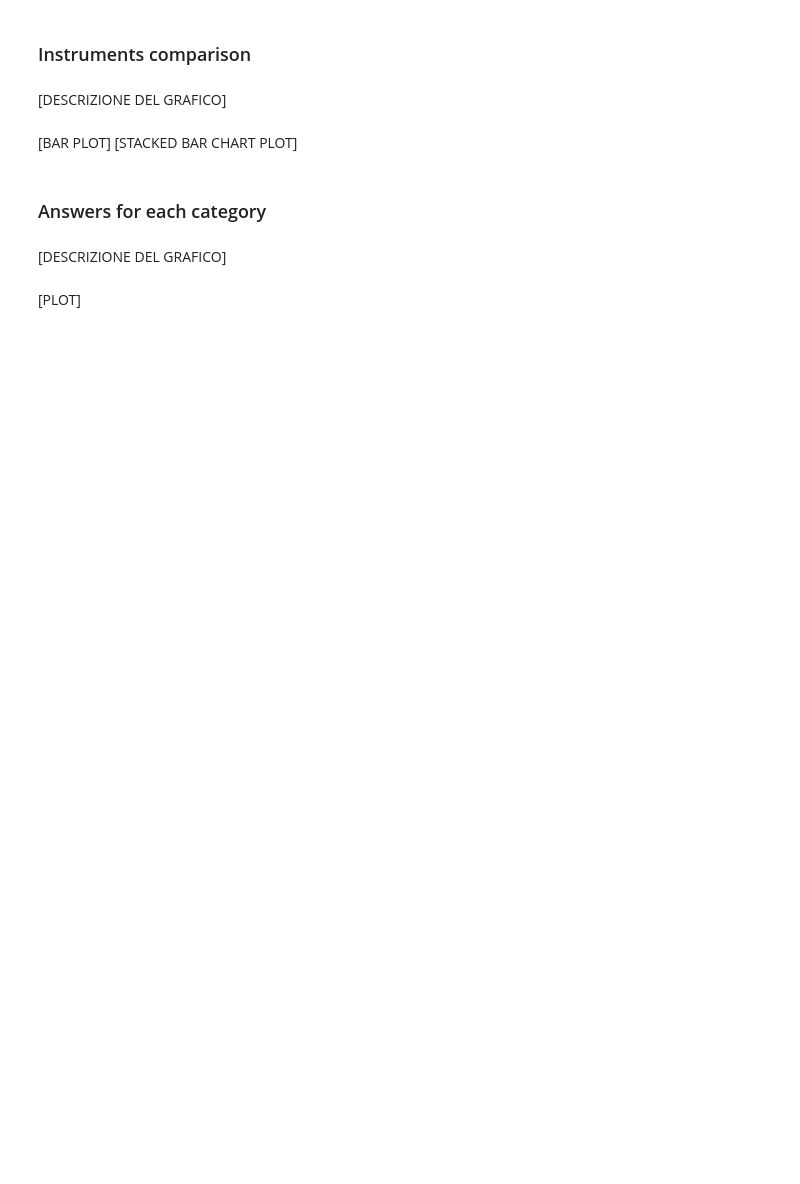
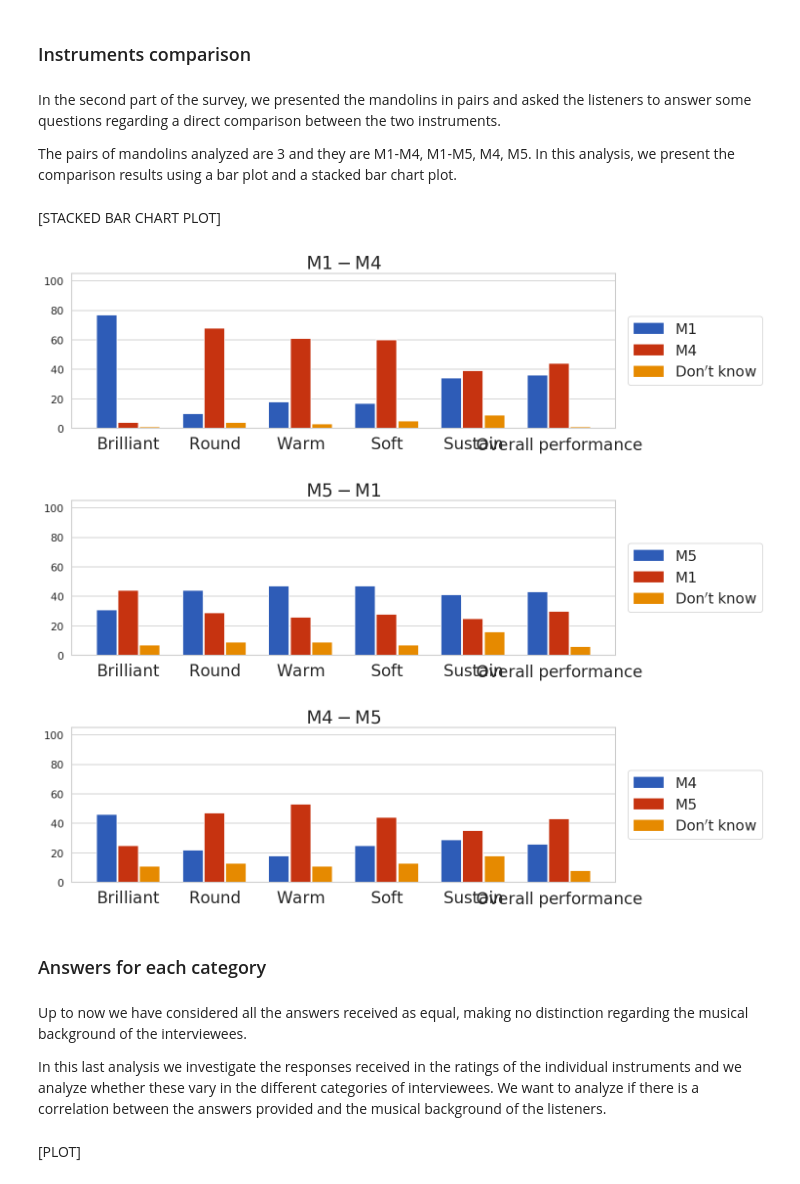
Before and after one commit to davidesalvi/mandolin_analysis, a Jupyter notebook: notebook/DataViz.ipynb, the cells around one changed output. Drawn from its saved outputs; the diff is of its cells as text; code cells hidden in the pictures; blank space fills up the shorter version.

```diff
--- a/notebook/DataViz.ipynb
+++ b/notebook/DataViz.ipynb
@@ -483,13 +489,57 @@ plt.show()
 # %% [markdown]
 ### Instruments comparison <a class="anchor" id="comparison"></a>
 # %% [markdown]
-[DESCRIZIONE DEL GRAFICO]
+In the second part of the survey, we presented the mandolins in pairs and asked the listeners to answer some questions regarding a direct comparison between the two instruments.
+
+The pairs of mandolins analyzed are 3 and they are M1-M4, M1-M5, M4, M5.
+In this analysis, we present the comparison results using a bar plot and a stacked bar chart plot.
 # %% [markdown]
-[BAR PLOT]
 [STACKED BAR CHART PLOT]
+# %%
+def plot_comparison(data, start, end, instrument1, instrument2):
+
+    y_pos = [1, 2, 3, 5, 6, 7, 9, 10, 11, 13, 14, 15, 17, 18, 19, 21, 22, 23]
+
+    performance = pd.Series(dtype='int64')
+    for idx in range(start, end):
+        responses = data.iloc[:, idx].value_counts()
+        responses = responses.reindex(['Mandolin 1', 'Mandolin 2', 'I don\'t know'])
+        performance = pd.concat([performance, responses])
+
+    color_vec = ('#2e5cb7', '#c63310', '#e68a00')
+
+    # mandolins = [instrument1, instrument2, "Don\'t know"]
+    mandolins_legend = ['$\mathrm{' + instrument1 + '}$', '$\mathrm{' + instrument2 + '}$', "$\mathrm{Don't\;know}$"]
+    cmap = dict(zip(mandolins_legend, color_vec))
+    patches = [Patch(color=v, label=k) for k, v in cmap.items()]
+
+    font_size = 18
+    plt.figure(figsize=(12, 3.5), dpi=120)
+    plt.grid(b=True, which='major', axis='y', zorder=0)
+    plt.bar(y_pos, performance, align='center', color=(color_vec * 6), width=.95, zorder=2)
+    plt.xticks([2, 6, 10, 14, 18, 22], [r'$\mathrm{Brilliant}$', r'$\mathrm{Round}$', r'$\mathrm{Warm}$',
+                r'$\mathrm{Soft}$', r'$\mathrm{Sustain}$', r'$\mathrm{Overall\;performance}$'],
+               rotation=0, fontsize=font_size+2)
+
+    plt.ylim(0, 105)
+    plt.tick_params(axis='y', labelsize=font_size-5)
+    plt.title('$\mathrm{' + instrument1 + ' - ' + instrument2 + '}$', fontsize=font_size + 4)
+    plt.legend(mandolins_legend, handles=patches, bbox_to_anchor=(1.01, 0.5), loc='center left', fontsize=font_size)
+
+    plt.show()
+# %%
+plot_comparison(data, 44, 50, 'M1', 'M4')
+plot_comparison(data, 50, 56, 'M5', 'M1')
+plot_comparison(data, 56, 62, 'M4', 'M5')
+# %% [output]
+[figure, added]
+[figure, added]
+[figure, added]
 # %% [markdown]
 ### Answers for each category <a class="anchor" id="category_answers"></a>
 # %% [markdown]
-[DESCRIZIONE DEL GRAFICO]
+Up to now we have considered all the answers received as equal, making no distinction regarding the musical background of the interviewees.
+
+In this last analysis we investigate the responses received in the ratings of the individual instruments and we analyze whether these vary in the different categories of interviewees. We want to analyze if there is a correlation between the answers provided and the musical background of the listeners.
 # %% [markdown]
 [PLOT]
```
Also changed, not shown: parts of 11 cells of this notebook, 1 other file.
